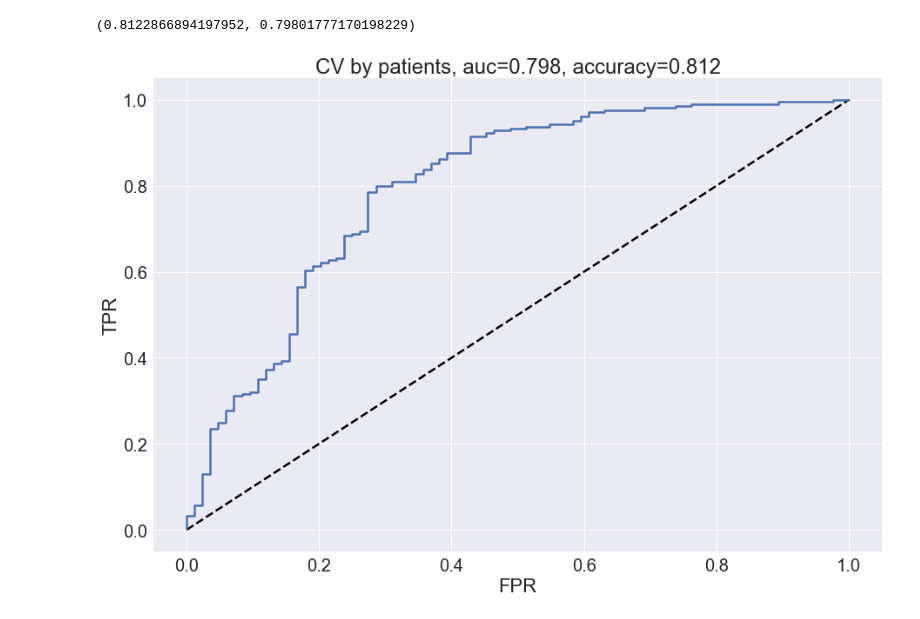
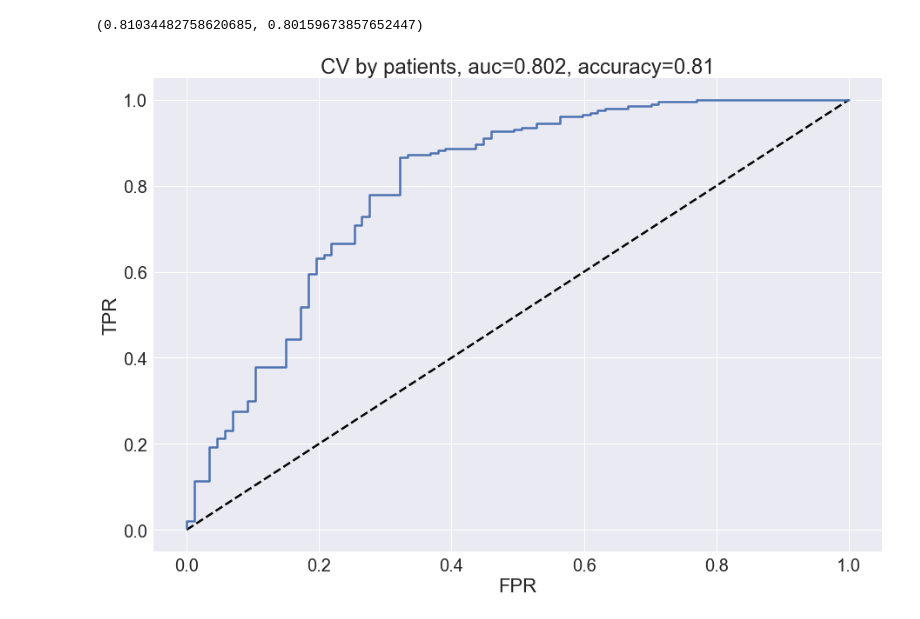
Before and after one commit to Vlad0922/neurophysiology, a Jupyter notebook: awake_vs_sleep/compare_sleep_spontan.ipynb, the cells around one changed output. Saved outputs shown, nothing was run; the diff lists cells and outputs as text; code cells hidden in the pictures.

```diff
--- a/awake_vs_sleep/compare_sleep_spontan.ipynb
+++ b/awake_vs_sleep/compare_sleep_spontan.ipynb
@@ -52,6 +63,10 @@ data_sleep['awake'] = 0
 data_awake['awake'] = 1
 
 data = pd.concat([data_sleep, data_awake], ignore_index=True)
+
+data = data[data['filter_length'] > 5]
+data = data.drop(recording_params, axis=1)
+
 patients = data['patient']
 data = data.drop(['patient'], axis=1)
 
@@ -62,0 +83,3 @@ burst_idx = [old_cols.index(p) + 1 for p in burst_params]
+# %%
+data = data.drop([old_cols.index(p) + 1 for p in useless_params], axis=1)
+print(data.shape)
@@ -90,0 +116,27 @@ ax4.set_title('Anesthesia state, burst params')
+# %%
+def simple_cv(X, y, patients, model_type, params=None, plot=True):
+
+    if model_type == 'xgb':
+        model = xgb.XGBClassifier(**params)
+    elif model_type == 'linear':
+        model = LogisticRegression()
+    elif model_type == 'rf':
+        model = RandomForestClassifier(**params)
+
+    acc = np.mean(cross_val_score(model, X, y, scoring='accuracy', cv=5))
+    probs = cross_val_predict(model, X, y, method='predict_proba', cv=5)[:,1]
+    fpr, tpr, _ = roc_curve(y, probs)
+    auc_score = auc(fpr, tpr)
+
+    if plot:
+        plt.figure(figsize=(15,10))
+        plt.plot([0, 1], [0, 1], 'k--')
+        plt.plot(fpr, tpr)
+        plt.xlabel('FPR')
+        plt.ylabel('TPR')
+        plt.title('CV by folds, auc={}, accuracy={}'.format(round(auc_score, 3), round(acc, 3)))
+
+#     if save_params:
+#         xgbfir.saveXgbFI(model.booster(), feature_names=X.columns.values, OutputXlsxFile = 'awake_interactions_depth_3.xlsx')
+
+    return acc, auc_score
@@ -269,8 +320,10 @@ patient_cv(X_spiketrain, y, patients, best_params)
+# %%
+X_only_usefull = X.drop([16, 20, 23, 24, 29], axis=1)
 # %%
 trials = Trials()
-best_params = optimize(X_burst, y, patients, trials, 'patient')
+best_params_usefull = optimize(X_only_usefull, y, patients, trials, cv_type='patient', model_type='xgb', max_evals=500)
 
-patient_cv(X_burst, y, patients, best_params)
+patient_cv(X_only_usefull, y, patients, 'xgb', best_params_usefull)
 # %% [output]
-(0.8122866894197952, 0.79801777170198229)
+(0.81034482758620685, 0.80159673857652447)
-[figure, old version]
+[figure, new version]
```
Also changed, not shown: parts of 28 cells of this notebook, 25 other files.
